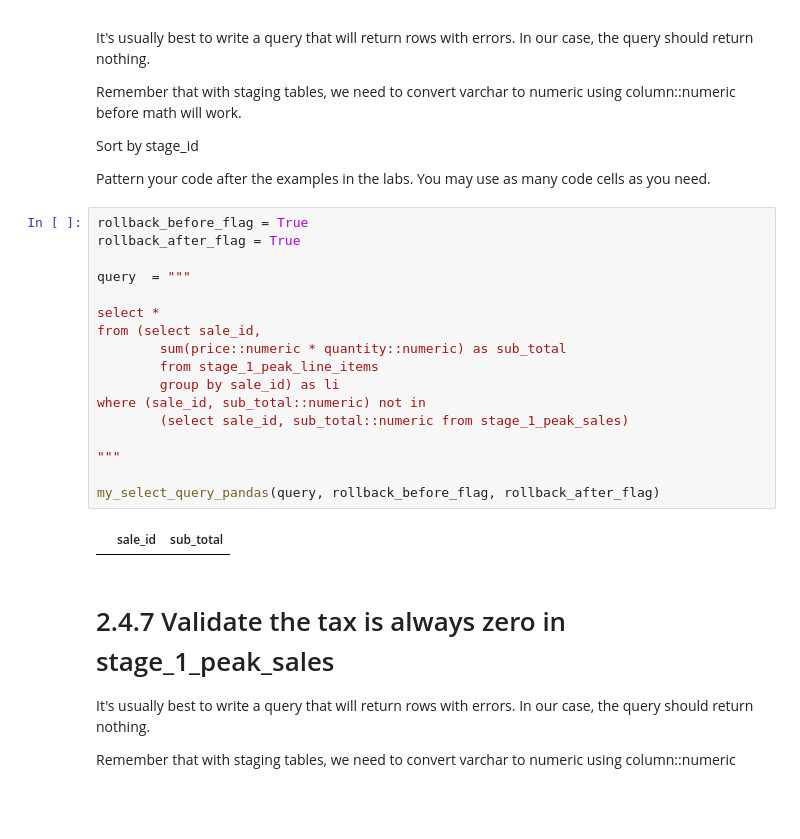
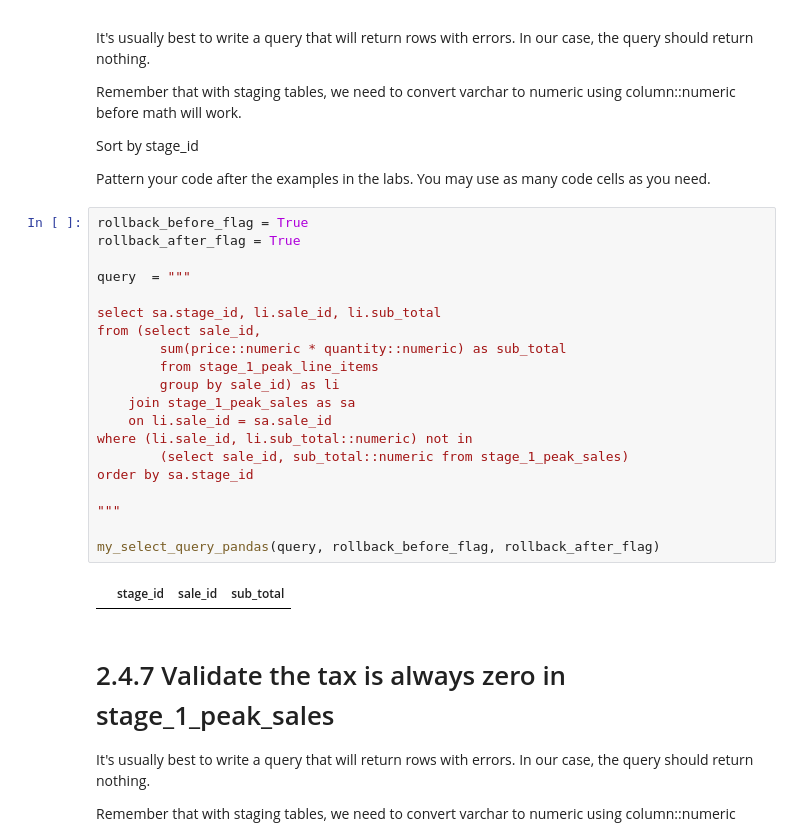
Before and after one commit to scabanela-ischool/Data_Engineering_Proj2_Tracking_User_Activity, a Jupyter notebook: project_2_4.ipynb, the cells around one changed output. Drawn from its saved outputs; the diff is of its cells as text; blank space fills up the shorter version.

Commit message:
2.4.6 Added fix to sort by stage_id

```diff
--- a/project_2_4.ipynb
+++ b/project_2_4.ipynb
@@ -297,22 +297,25 @@ Pattern your code after the examples in the labs.  You may use as many code cell
 # %%
 rollback_before_flag = True
 rollback_after_flag = True
 
 query  = """
 
-select *
+select sa.stage_id, li.sale_id, li.sub_total
 from (select sale_id,
         sum(price::numeric * quantity::numeric) as sub_total
         from stage_1_peak_line_items
         group by sale_id) as li
-where (sale_id, sub_total::numeric) not in
+    join stage_1_peak_sales as sa
+    on li.sale_id = sa.sale_id
+where (li.sale_id, li.sub_total::numeric) not in
         (select sale_id, sub_total::numeric from stage_1_peak_sales)
+order by sa.stage_id
 
 """
 
 my_select_query_pandas(query, rollback_before_flag, rollback_after_flag)
 # %% [output]
-|  | sale_id | sub_total |
+|  | stage_id | sale_id | sub_total |
 # %% [markdown]
 # 2.4.7 Validate the tax is always zero in stage_1_peak_sales
 
```
